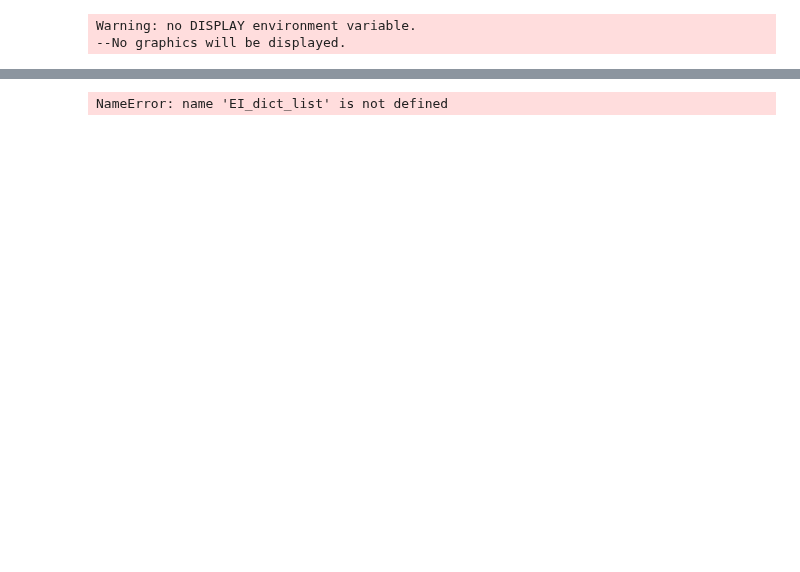
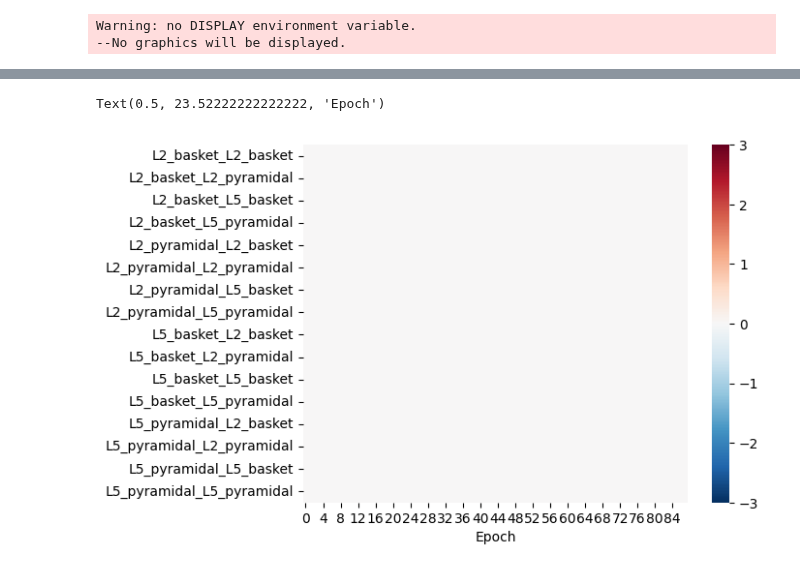
Before and after one commit to ntolley/bayesian_surrogates, a Jupyter notebook: surrogate_network.ipynb, the cells around one changed output, grey strips where cells are left out. Saved outputs shown, nothing was run; the diff lists cells and outputs as text; code cells hidden in the pictures; blank space fills up the shorter version.

Commit message:
good config for high freq optim

```diff
--- a/surrogate_network.ipynb
+++ b/surrogate_network.ipynb
@@ -135,8 +153,9 @@ for cell_type in net.cell_types:
     _, input_size = cell_type_dataset[0][0].detach().cpu().numpy().shape
     _, output_size = cell_type_dataset[0][1].detach().cpu().numpy().shape
 
-    seq_len = 400
-    model_dict[cell_type] = model_TCN(input_size, output_size, num_channels=[32,32,32], kernel_size=10, dropout=0.2, seq_len=seq_len).to(device)
+    seq_len = 800
+    model_dict[cell_type] = model_TCN(input_size, output_size, num_channels=[32]*3, kernel_size=20, dropout=0.2, seq_len=seq_len,
+                    hidden_size=128, n_lstm_layers=2, lstm_hidden_dim=32).to(device)
 
 
     model_dict[cell_type].load_state_dict(torch.load(f'{dataset_type}_models/{cell_type}_{dataset_type}_model.pt'))
@@ -324,14 +361,9 @@ input_spike_dict = dict()
 for cell_type in net.cell_types:
     gid_list = net.gid_ranges[cell_type]
     input_spike_dict[cell_type] = torch.from_numpy(
-        np.stack([network_data_drive.input_spike_dict[gid].T for gid in gid_list])).float()[:, :1000, :].to(device)
+        np.stack([network_data_drive.input_spike_dict[gid].T for gid in gid_list])).float()[:, :500, :].to(device)
 
 
-# lr = 0.25
-# weight_decay = 0.0
-# optimizer = torch.optim.Adam(model.EI_dict.parameters(), lr=lr, weight_decay=weight_decay)
+lr = 0.25
+weight_decay = 0.0
+optimizer = torch.optim.Adam(model.connectivity_dict.parameters(), lr=lr, weight_decay=weight_decay)
-# %%
-with torch.no_grad():
-    model.eval()
-    pred_y = model(input_spike_dict['L5_pyramidal'], input_spike_dict['L2_pyramidal'],
-                    input_spike_dict['L5_basket'], input_spike_dict['L2_basket'])
@@ -412,11 +435,12 @@ plt.legend()
 # %%
-# EI_array = np.array(EI_dict_list)
-# df = pd.DataFrame(EI_array, columns=model.EI_dict.keys())
-# # _ = plt.plot(EI_array)
-# sns.heatmap(df.T, cmap='RdBu_r', center=0, vmin=-3, vmax=3)
-# plt.xlabel('Epoch')
+EI_array = np.array(EI_dict_list)
+df = pd.DataFrame(EI_array, columns=model.EI_dict.keys())
+# _ = plt.plot(EI_array)
+sns.heatmap(df.T, cmap='RdBu_r', center=0, vmin=-3, vmax=3)
+plt.xlabel('Epoch')
 # %% [output]
-NameError: name 'EI_dict_list' is not defined
+Text(0.5, 23.52222222222222, 'Epoch')
+[figure, added]
 # %%
 plt.plot(-np.array(losses))
 # plt.xlim(0,30)
```
Also changed, not shown: parts of 13 cells of this notebook, 6 other files.
